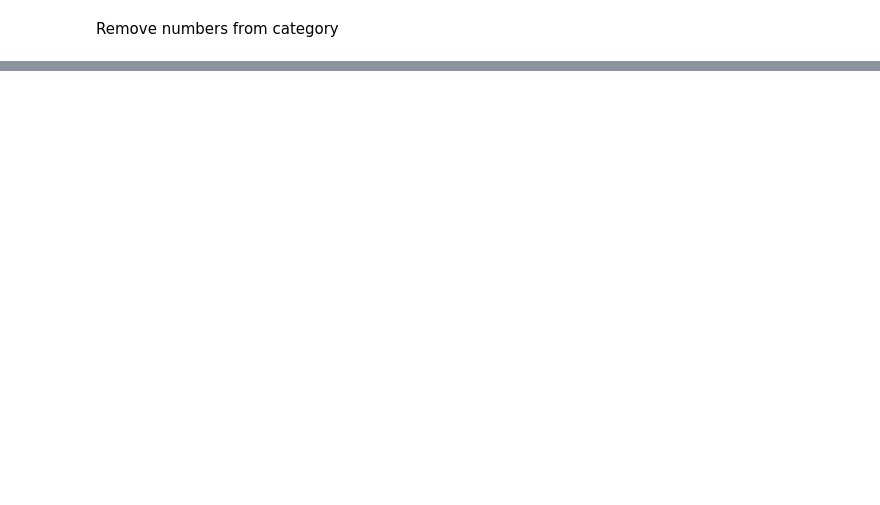
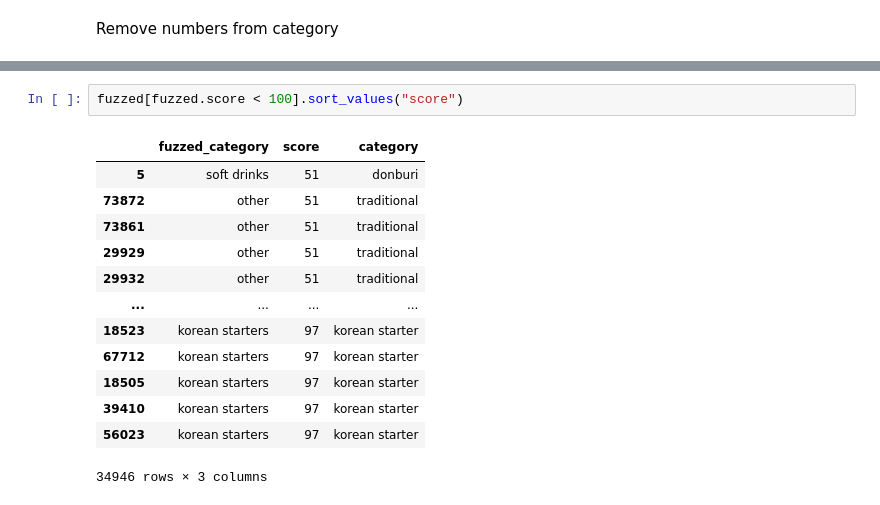
Before and after one commit to lestherll/restaurant-data-analytics, a Jupyter notebook: data_cleaning.ipynb, the cells around one changed output, grey strips where cells are left out. Saved outputs shown, nothing was run; the diff lists cells and outputs as text; blank space fills up the shorter version.

```diff
--- a/data_cleaning.ipynb
+++ b/data_cleaning.ipynb
@@ -548,0 +625,16 @@ df.head()
+# %%
+fuzzed[fuzzed.score < 100].sort_values("score")
+# %% [output]
+|  | fuzzed_category | score | category |
+| 5 | soft drinks | 51 | donburi |
+| 73872 | other | 51 | traditional |
+| 73861 | other | 51 | traditional |
+| 29929 | other | 51 | traditional |
+| 29932 | other | 51 | traditional |
+| ... | ... | ... | ... |
+| 18523 | korean starters | 97 | korean starter |
+| 67712 | korean starters | 97 | korean starter |
+| 18505 | korean starters | 97 | korean starter |
+| 39410 | korean starters | 97 | korean starter |
+| 56023 | korean starters | 97 | korean starter |
+34946 rows × 3 columns
```
Also changed, not shown: parts of 38 cells of this notebook, 1 other file.
